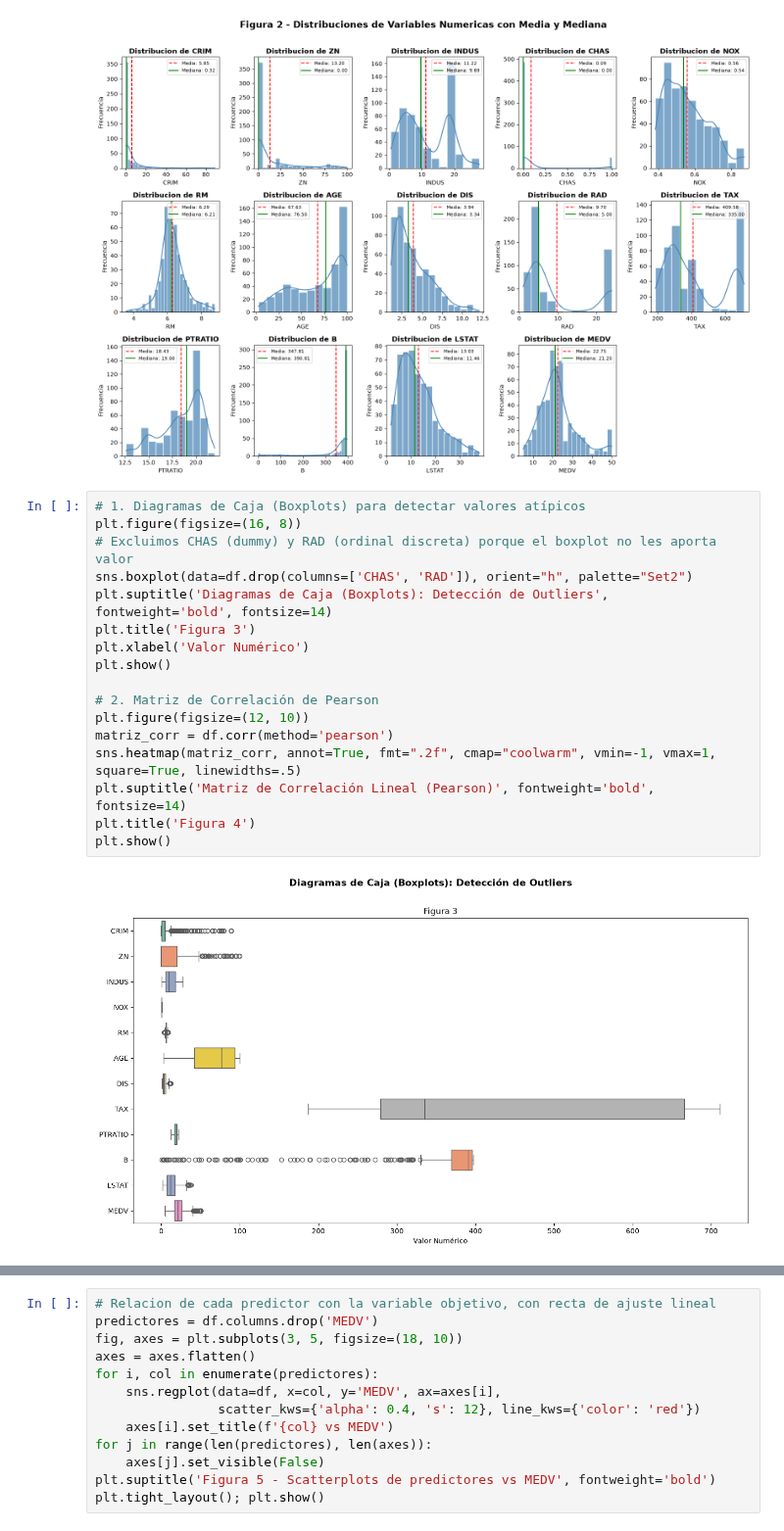
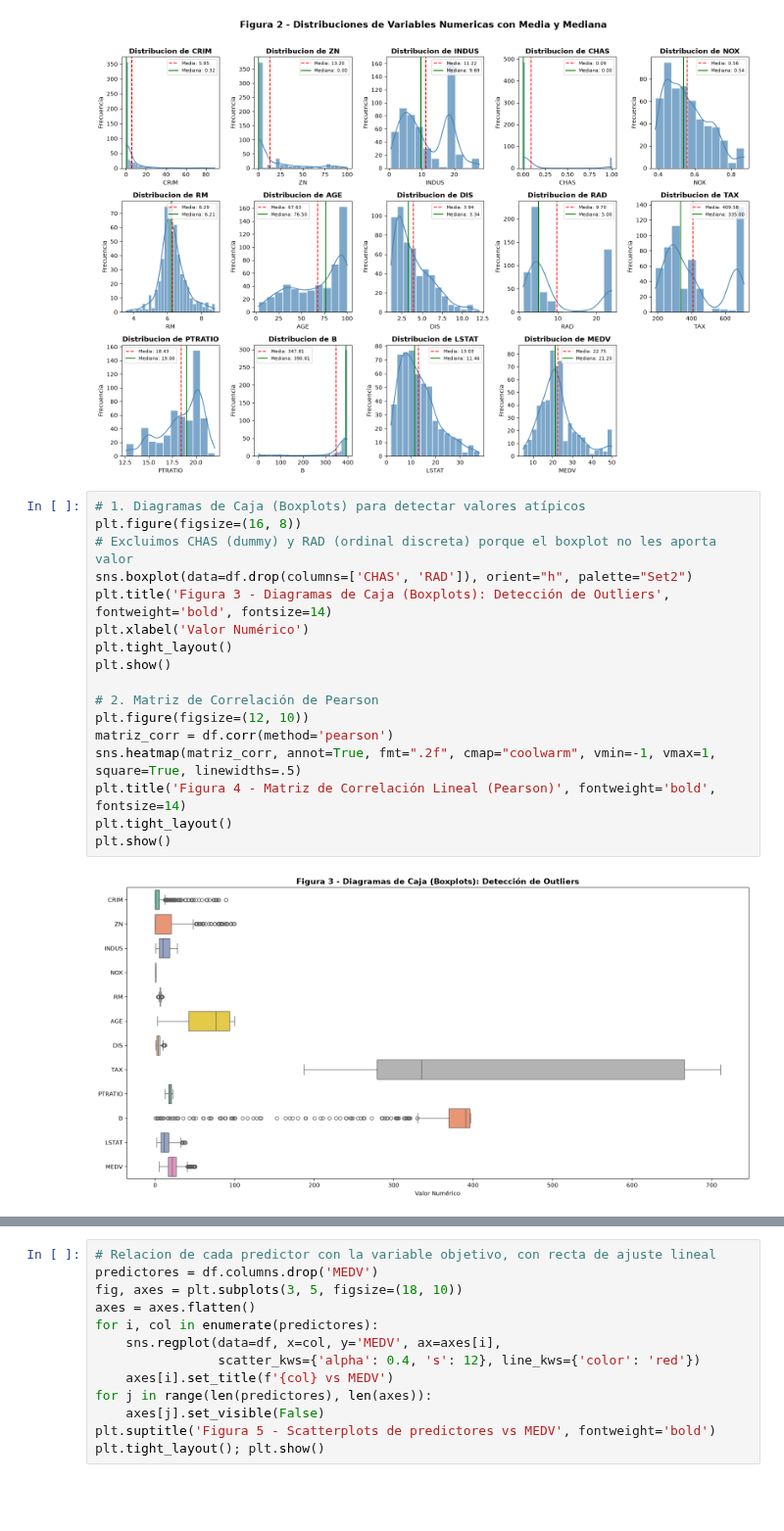
Before and after one commit to Guillerminav/TP_AA1_Arias_Bousono_Casariego, a Jupyter notebook: TP-regresion-AA1.ipynb, the cells around one changed output, grey strips where cells are left out. Shown at 98% size. Saved outputs shown, nothing was run; the diff lists cells and outputs as text; blank space fills up the shorter version.

```diff
--- a/TP-regresion-AA1.ipynb
+++ b/TP-regresion-AA1.ipynb
@@ -203,19 +204,19 @@ plt.show()
 # %%
 # 1. Diagramas de Caja (Boxplots) para detectar valores atípicos
 plt.figure(figsize=(16, 8))
 # Excluimos CHAS (dummy) y RAD (ordinal discreta) porque el boxplot no les aporta valor
 sns.boxplot(data=df.drop(columns=['CHAS', 'RAD']), orient="h", palette="Set2")
-plt.suptitle('Diagramas de Caja (Boxplots): Detección de Outliers', fontweight='bold', fontsize=14)
-plt.title('Figura 3')
+plt.title('Figura 3 - Diagramas de Caja (Boxplots): Detección de Outliers', fontweight='bold', fontsize=14)
 plt.xlabel('Valor Numérico')
+plt.tight_layout()
 plt.show()
 
 # 2. Matriz de Correlación de Pearson
 plt.figure(figsize=(12, 10))
 matriz_corr = df.corr(method='pearson')
 sns.heatmap(matriz_corr, annot=True, fmt=".2f", cmap="coolwarm", vmin=-1, vmax=1, square=True, linewidths=.5)
-plt.suptitle('Matriz de Correlación Lineal (Pearson)', fontweight='bold', fontsize=14)
-plt.title('Figura 4')
+plt.title('Figura 4 - Matriz de Correlación Lineal (Pearson)', fontweight='bold', fontsize=14)
+plt.tight_layout()
 plt.show()
 # %% [output]
-[figure, old version]
+[figure, new version]
```
Also changed, not shown: parts of 15 cells of this notebook.
